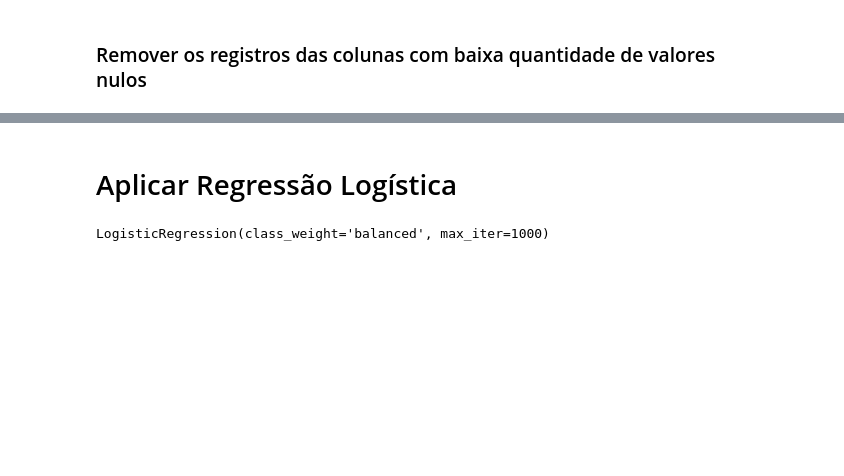
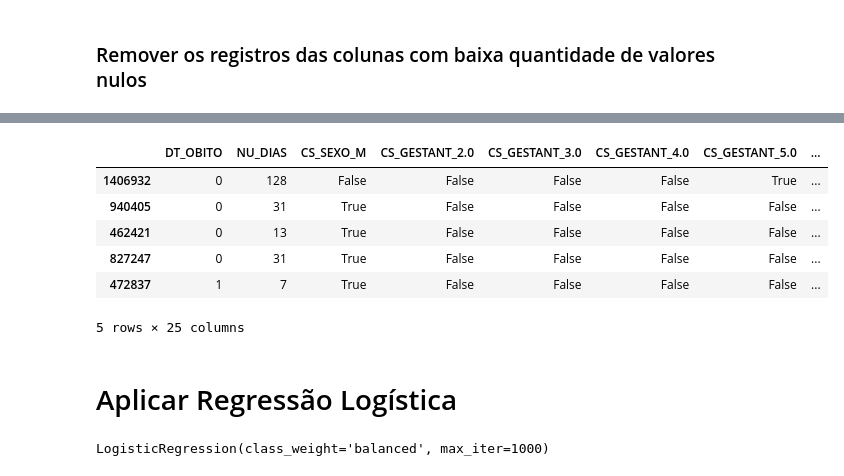
Before and after one commit to ricmed/projeto_ebac, a Jupyter notebook: trata_dados.ipynb, the cells around one changed output, grey strips where cells are left out. Drawn from its saved outputs; the diff is of its cells as text; code cells hidden in the pictures; blank space fills up the shorter version.

```diff
--- a/trata_dados.ipynb
+++ b/trata_dados.ipynb
@@ -152,13 +152,9 @@ memory usage: 1.0+ MB
 # %%
-imputer = KNNImputer(n_neighbors=10)
-
-# Utilizar o KNNImputer para preencher os valores nulos da coluna CS_RACA
-df['CS_RACA'] = imputer.fit_transform(df[['CS_RACA']])
-
-# Utilizar o KNNImputer para preencher os valores nulos da coluna CS_ESCOL_N
-df['CS_ESCOL_N'] = imputer.fit_transform(df[['CS_ESCOL_N']])
+# Usando a moda para preencher valores nulos
+df['CS_RACA'] = df['CS_RACA'].fillna(df['CS_RACA'].mode()[0])
+df['CS_ESCOL_N'] = df['CS_ESCOL_N'].fillna(df['CS_ESCOL_N'].mode()[0])
 # %% [markdown]
 ### Remover os registros das colunas com baixa quantidade de valores nulos
 # %%
 # Removendo as linhas nulas na coluna ID_MN_RESI
-df = df.dropna(subset=['ID_MN_RESI'])
+#df = df.dropna(subset=['ID_MN_RESI'])
@@ -210,8 +190,36 @@ df['FAIXA_ETARIA'] = df['NU_IDADE_N'].apply(converter_idade)
 # Excluir a coluna NU_IDADE_N
 df = df.drop(columns=['NU_IDADE_N'])
 # %%
-# Converter as colunas CS_SEXO, CS_GESTANT, CS_RACA, CS_ESCOL_N, ID_MN_RESI, FAIXA_ETARIA em variáveis dummies
-df2 = pd.get_dummies(df, columns=['CS_SEXO', 'CS_GESTANT', 'CS_RACA', 'CS_ESCOL_N', 'ID_MN_RESI', 'FAIXA_ETARIA'], drop_first=True)
+# Converter as colunas CS_SEXO, CS_GESTANT, CS_RACA, CS_ESCOL_N em variáveis dummies
+df2 = pd.get_dummies(df, columns=['CS_SEXO', 'CS_GESTANT', 'CS_RACA', 'CS_ESCOL_N'], drop_first=True)
+
+# Usando Label Encoder para a variável FAIXA_ETARIA
+
+# Definir a sequência de faixas etárias conforme a graduação que você quer seguir
+faixa_etaria_ordem = [
+    'IGNORADO', '00 a 01 ano', '01 a 04 anos', '05 a 09 anos', '10 a 14 anos', '15 a 19 anos',
+    '20 a 29 anos', '30 a 39 anos', '40 a 49 anos', '50 a 59 anos', '60 a 69 anos',
+    '70 a 79 anos', 'Mais de 80 anos'
+]
+
+# Criar um dicionário de mapeamento com base na ordem da lista
+faixa_etaria_mapping = {faixa: idx for idx, faixa in enumerate(faixa_etaria_ordem)}
+
+# Aplicar o mapeamento na coluna 'faixa_etaria'
+df2['faixa_etaria_encoded'] = df2['FAIXA_ETARIA'].map(faixa_etaria_mapping)
+
+# Excluindo a coluna FAIXA_ETARIA
+df2 = df2.drop(columns=['FAIXA_ETARIA'])
+# %%
+df2.sample(5)
+# %% [output]
+|  | DT_OBITO | NU_DIAS | CS_SEXO_M | CS_GESTANT_2.0 | CS_GESTANT_3.0 | CS_GESTANT_4.0 | CS_GESTANT_5.0 | ... |
+| 1406932 | 0 | 128 | False | False | False | False | True | ... |
+| 940405 | 0 | 31 | True | False | False | False | False | ... |
+| 462421 | 0 | 13 | True | False | False | False | False | ... |
+| 827247 | 0 | 31 | True | False | False | False | False | ... |
+| 472837 | 1 | 7 | True | False | False | False | False | ... |
+5 rows × 25 columns
 # %% [markdown]
 # Aplicar Regressão Logística
 # %%
```
Also changed, not shown: parts of 25 cells of this notebook.
